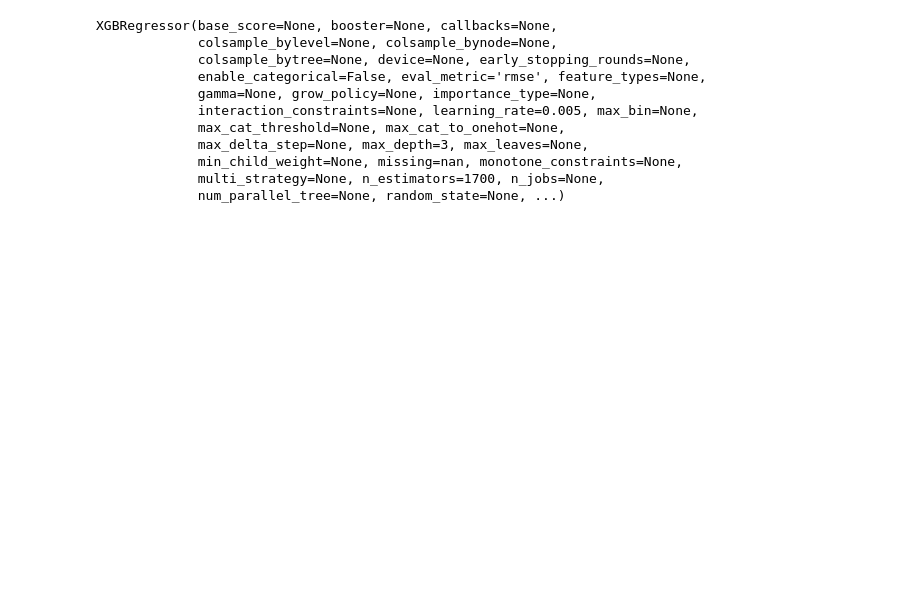
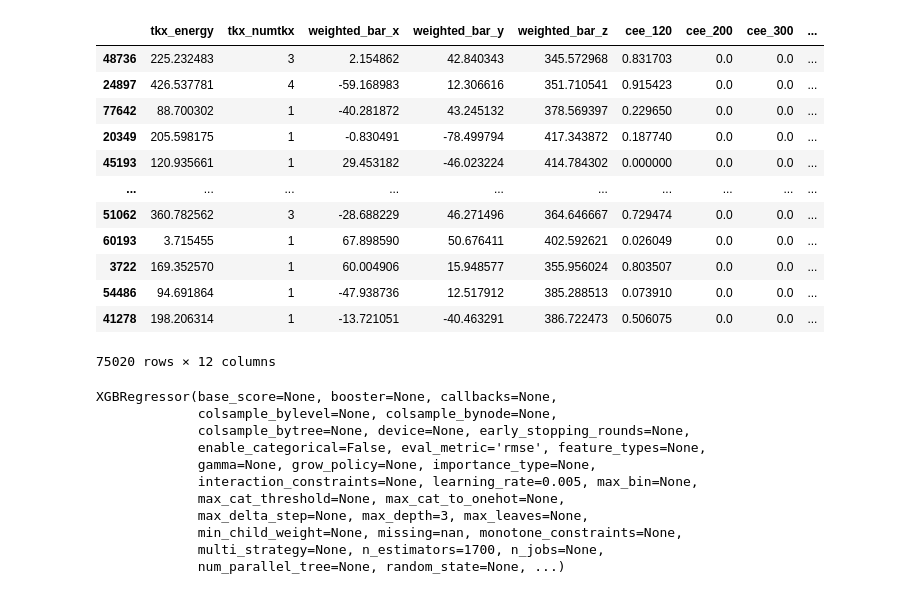
Before and after one commit to mnmat/Patatrack15, a Jupyter notebook: training.ipynb, the cells around one changed output. Saved outputs shown, nothing was run; the diff lists cells and outputs as text; code cells hidden in the pictures; blank space fills up the shorter version.

```diff
--- a/training.ipynb
+++ b/training.ipynb
@@ -15,3 +52,19 @@ X_train, y_train, X_test, y_test = create_split(d)
+# %%
+X_train
+# %% [output]
+|  | tkx_energy | tkx_numtkx | weighted_bar_x | weighted_bar_y | weighted_bar_z | cee_120 | cee_200 | cee_300 | ... |
+| 48736 | 225.232483 | 3 | 2.154862 | 42.840343 | 345.572968 | 0.831703 | 0.0 | 0.0 | ... |
+| 24897 | 426.537781 | 4 | -59.168983 | 12.306616 | 351.710541 | 0.915423 | 0.0 | 0.0 | ... |
+| 77642 | 88.700302 | 1 | -40.281872 | 43.245132 | 378.569397 | 0.229650 | 0.0 | 0.0 | ... |
+| 20349 | 205.598175 | 1 | -0.830491 | -78.499794 | 417.343872 | 0.187740 | 0.0 | 0.0 | ... |
+| 45193 | 120.935661 | 1 | 29.453182 | -46.023224 | 414.784302 | 0.000000 | 0.0 | 0.0 | ... |
+| ... | ... | ... | ... | ... | ... | ... | ... | ... | ... |
+| 51062 | 360.782562 | 3 | -28.688229 | 46.271496 | 364.646667 | 0.729474 | 0.0 | 0.0 | ... |
+| 60193 | 3.715455 | 1 | 67.898590 | 50.676411 | 402.592621 | 0.026049 | 0.0 | 0.0 | ... |
+| 3722 | 169.352570 | 1 | 60.004906 | 15.948577 | 355.956024 | 0.803507 | 0.0 | 0.0 | ... |
+| 54486 | 94.691864 | 1 | -47.938736 | 12.517912 | 385.288513 | 0.073910 | 0.0 | 0.0 | ... |
+| 41278 | 198.206314 | 1 | -13.721051 | -40.463291 | 386.722473 | 0.506075 | 0.0 | 0.0 | ... |
+75020 rows × 12 columns
 # %%
 # Hyperparameter Search
 
```
Also changed, not shown: parts of 5 cells of this notebook, 4 other files.
